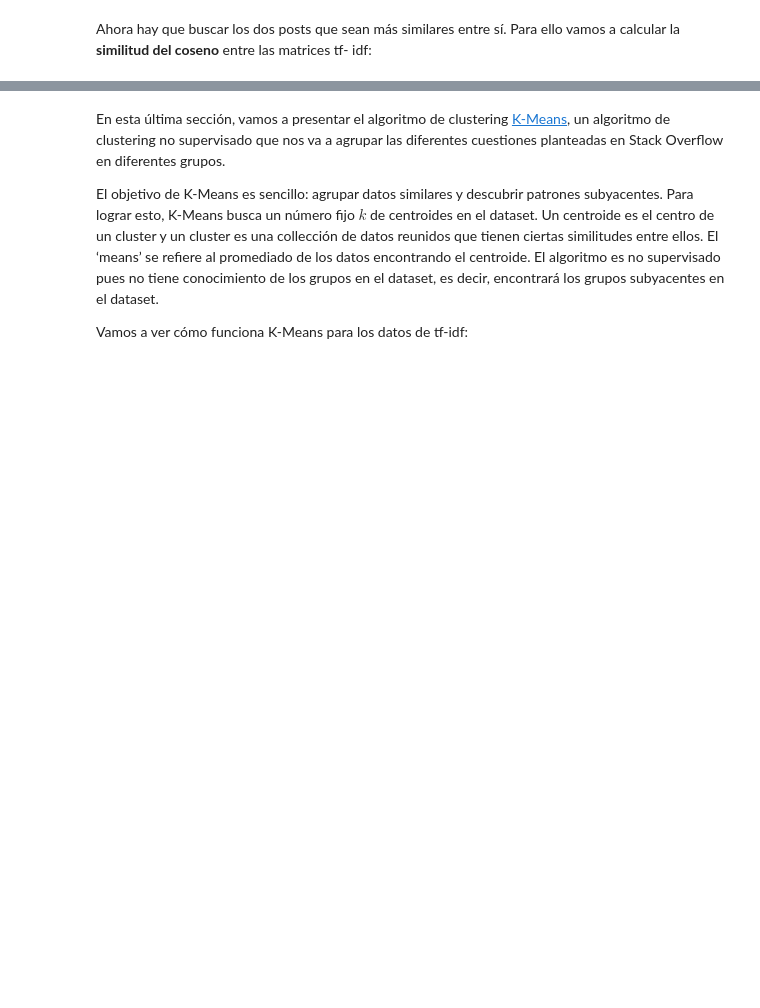
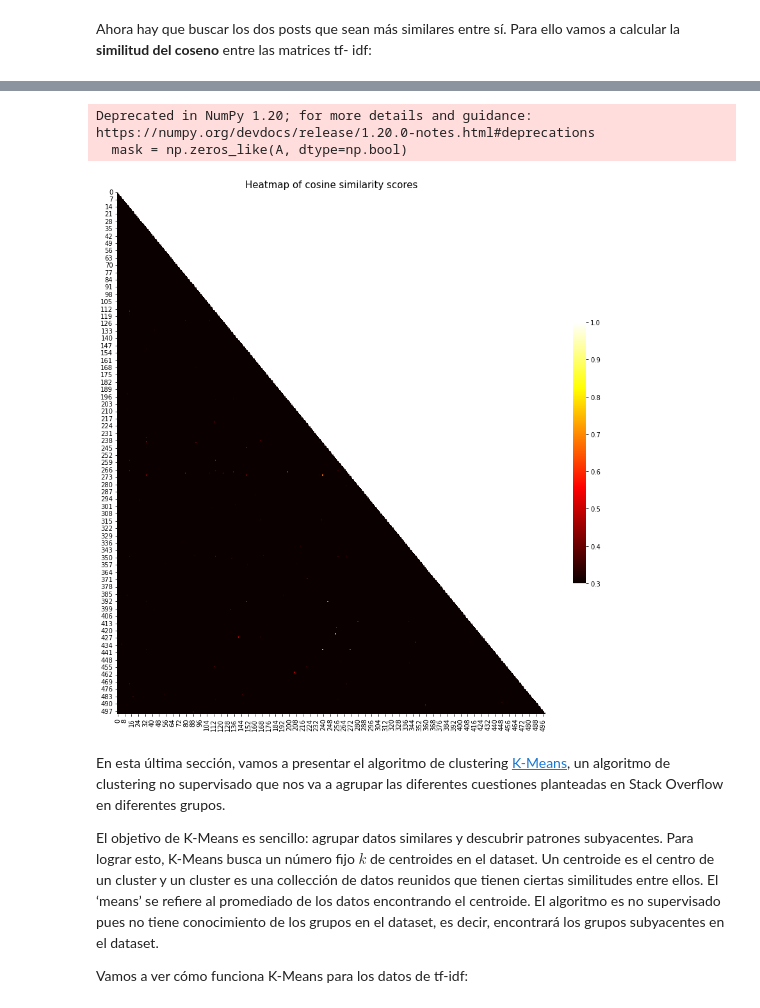
Before and after one commit to pfreezv/UOC, a Jupyter notebook: Tipología y fuentes de datos/pec2/TyFdD_PEC2_2021.ipynb, the cells around one changed output, grey strips where cells are left out. Saved outputs shown, nothing was run; the diff lists cells and outputs as text; code cells hidden in the pictures; blank space fills up the shorter version.

```diff
--- a/Tipología y fuentes de datos/pec2/TyFdD_PEC2_2021.ipynb
+++ b/Tipología y fuentes de datos/pec2/TyFdD_PEC2_2021.ipynb
@@ -753,2 +767,2 @@ stackoverflow_df['keywords'] = stackoverflow_df.apply(
 # %%
-stackoverflow_df
+stackoverflow_df['keywords'] = lista
@@ -769,4 +768,0 @@ stackoverflow_df
-# %%
-# TODO : para cada documento generar una columna con el diccionario obtenido
-stackoverflow_df['keywords'] = stackoverflow_df['mtext'].apply(
-    lambda x: extract_topn_keywords(x))
@@ -784,3 +778,7 @@ stackoverflow_df.tail(5)
 5 rows × 21 columns
 # %% [markdown]
 Ahora hay que buscar los dos posts que sean más similares entre sí. Para ello vamos a calcular la **similitud del coseno** entre las matrices tf- idf:
+# %%
+data=pd.json_normalize(stackoverflow_df['keywords'])
+data=data.fillna(0)
+data
@@ -787,6 +799,8 @@ Ahora hay que buscar los dos posts que sean más similares entre sí. Para ello
 # %%
 from sklearn.metrics.pairwise import cosine_similarity
 
-tf_idf_cossim =  # TODO
+tf_idf_cossim = cosine_similarity(data, data)  # TODO
 np.fill_diagonal(tf_idf_cossim, 0.0) # anular la diagonal principal
-ind =  # TODO: localizar el máximo
+# TODO: localizar el máximo
+ind = np.where(tf_idf_cossim >0.60)
+ind
@@ -795,24 +844,28 @@ ind =  # TODO: localizar el máximo
 # %%
 import numpy as np
 import seaborn as sns
 import matplotlib.pylab as plt
 
 f, ax = plt.subplots(figsize=(15, 15))
 
 A = tf_idf_cossim.flatten().reshape (500,500)
 
 mask = np.zeros_like(A, dtype=np.bool)
 mask[np.triu_indices_from(mask)] = True
 
-ax = sns.heatmap(A, mask=mask, square=True,  fmt='.2f', cbar_kws={"shrink": .5},
+ax = sns.heatmap(A, mask=mask, square=False,  fmt='.2f', cbar_kws={"shrink": .5},
                  vmax=1.0, vmin=.3, cmap="hot")
 
 ax.set_title("Heatmap of cosine similarity scores").set_fontsize(15)
 
 
 ax.set_xlabel("")
 ax.set_ylabel("")
 plt.show()
+# %% [output]
+Deprecated in NumPy 1.20; for more details and guidance: https://numpy.org/devdocs/release/1.20.0-notes.html#deprecations
+  mask = np.zeros_like(A, dtype=np.bool)
+[figure, added]
 # %% [markdown]
 En esta última sección,  vamos a presentar el algoritmo de clustering [K-Means](https://en.wikipedia.org/wiki/K-means_clustering), un algoritmo de clustering no supervisado que nos va a agrupar las diferentes cuestiones planteadas en Stack Overflow en diferentes grupos.
 
```
Also changed, not shown: parts of 14 cells of this notebook, 1 other file.
